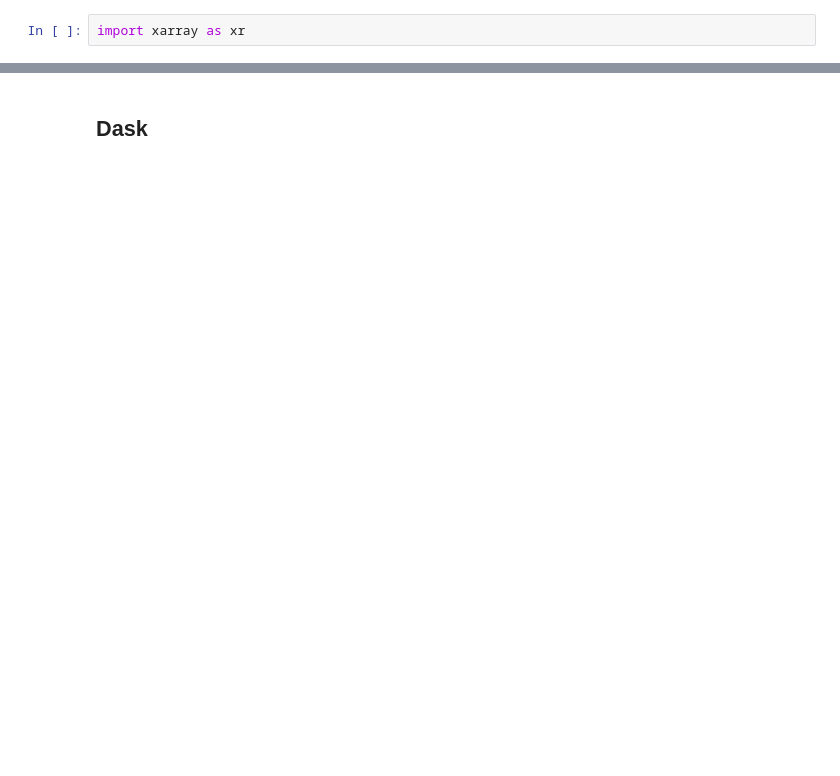
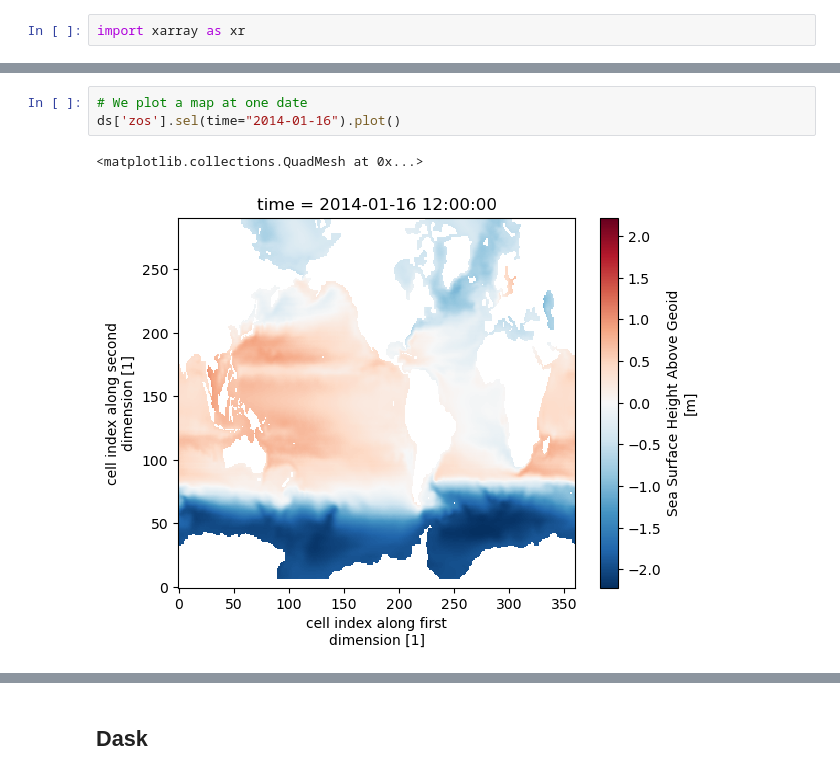
Before and after one commit to auraoupa/drakkar-demo-notebooks, a Jupyter notebook: Basics.ipynb, the cells around one changed output, grey strips where cells are left out. Cells and saved outputs as stored; diff of their text form; blank space fills up the shorter version.

```diff
--- a/Basics.ipynb
+++ b/Basics.ipynb
@@ -35,0 +207,6 @@ import xarray as xr
+# %%
+# We plot a map at one date
+ds['zos'].sel(time="2014-01-16").plot()
+# %% [output]
+<matplotlib.collections.QuadMesh at 0x...>
+[figure, added]
```
Also changed, not shown: parts of 29 cells of this notebook, 1 other file.
